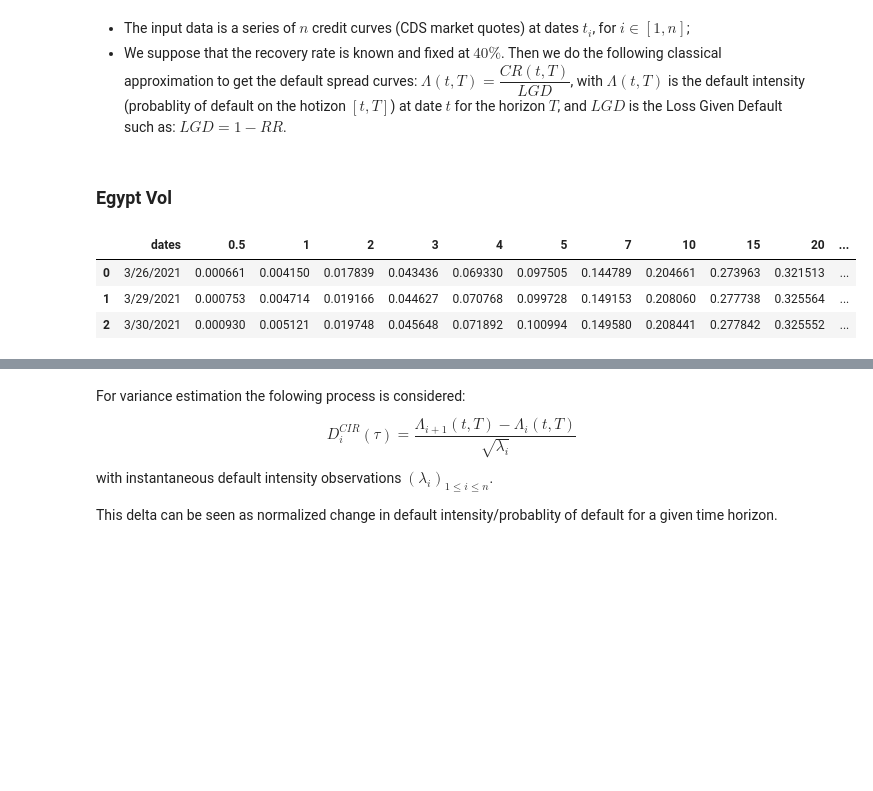
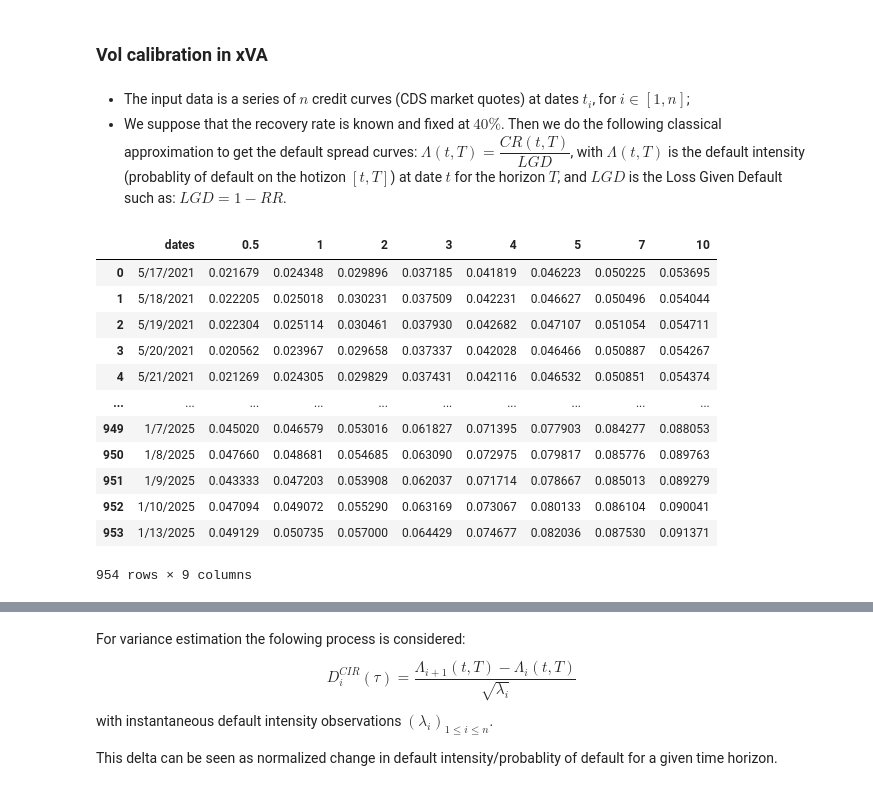
Before and after one commit to Felhaba/Modelling, a Jupyter notebook: CreditCalibration_Vol.ipynb, the cells around one changed output, grey strips where cells are left out. Cells and saved outputs as stored; diff of their text form; code cells hidden in the pictures; blank space fills up the shorter version.

```diff
--- a/CreditCalibration_Vol.ipynb
+++ b/CreditCalibration_Vol.ipynb
@@ -12,14 +12,23 @@ path = '/content/drive/MyDrive/Programming/Junk/'
+# %% [markdown]
+### Vol calibration in xVA
 # %% [markdown]
 * The input data is a series of $n$ credit curves (CDS market quotes) at dates $t_i$, for $i \in [1, n]$;
 * We suppose that the recovery rate is known and fixed at $40\%$. Then we do the following classical approximation to get the default spread curves: $\Lambda (t, T) = \dfrac{CR(t, T)}{LGD}$, with $\Lambda (t, T)$ is the default intensity (probablity of default on the hotizon $[t, T]$) at date $t$ for the horizon $T$, and $LGD$ is the Loss Given Default such as: $LGD = 1 - RR$.
-# %% [markdown]
-### Egypt Vol
 # %%
-df_egypt = pd.read_csv(f'{path}EGYPT_CN1702823.csv', sep = ',') # pd.read_excel(f'{path}USD.csv', 'USD')
+df_egypt = pd.read_csv(f'{path}EGYPT_N-13788976.csv', sep = ',') # pd.read_excel(f'{path}USD.csv', 'USD')
 # %%
-df_egypt.head(3)
+df_egypt
 # %% [output]
-|  | dates | 0.5 | 1 | 2 | 3 | 4 | 5 | 7 | 10 | 15 | 20 | ... |
-| 0 | 3/26/2021 | 0.000661 | 0.004150 | 0.017839 | 0.043436 | 0.069330 | 0.097505 | 0.144789 | 0.204661 | 0.273963 | 0.321513 | ... |
-| 1 | 3/29/2021 | 0.000753 | 0.004714 | 0.019166 | 0.044627 | 0.070768 | 0.099728 | 0.149153 | 0.208060 | 0.277738 | 0.325564 | ... |
-| 2 | 3/30/2021 | 0.000930 | 0.005121 | 0.019748 | 0.045648 | 0.071892 | 0.100994 | 0.149580 | 0.208441 | 0.277842 | 0.325552 | ... |
+|  | dates | 0.5 | 1 | 2 | 3 | 4 | 5 | 7 | 10 |
+| 0 | 5/17/2021 | 0.021679 | 0.024348 | 0.029896 | 0.037185 | 0.041819 | 0.046223 | 0.050225 | 0.053695 |
+| 1 | 5/18/2021 | 0.022205 | 0.025018 | 0.030231 | 0.037509 | 0.042231 | 0.046627 | 0.050496 | 0.054044 |
+| 2 | 5/19/2021 | 0.022304 | 0.025114 | 0.030461 | 0.037930 | 0.042682 | 0.047107 | 0.051054 | 0.054711 |
+| 3 | 5/20/2021 | 0.020562 | 0.023967 | 0.029658 | 0.037337 | 0.042028 | 0.046466 | 0.050887 | 0.054267 |
+| 4 | 5/21/2021 | 0.021269 | 0.024305 | 0.029829 | 0.037431 | 0.042116 | 0.046532 | 0.050851 | 0.054374 |
+| ... | ... | ... | ... | ... | ... | ... | ... | ... | ... |
+| 949 | 1/7/2025 | 0.045020 | 0.046579 | 0.053016 | 0.061827 | 0.071395 | 0.077903 | 0.084277 | 0.088053 |
+| 950 | 1/8/2025 | 0.047660 | 0.048681 | 0.054685 | 0.063090 | 0.072975 | 0.079817 | 0.085776 | 0.089763 |
+| 951 | 1/9/2025 | 0.043333 | 0.047203 | 0.053908 | 0.062037 | 0.071714 | 0.078667 | 0.085013 | 0.089279 |
+| 952 | 1/10/2025 | 0.047094 | 0.049072 | 0.055290 | 0.063169 | 0.073067 | 0.080133 | 0.086104 | 0.090041 |
+| 953 | 1/13/2025 | 0.049129 | 0.050735 | 0.057000 | 0.064429 | 0.074677 | 0.082036 | 0.087530 | 0.091371 |
+954 rows × 9 columns
```
Also changed, not shown: parts of 25 cells of this notebook.
